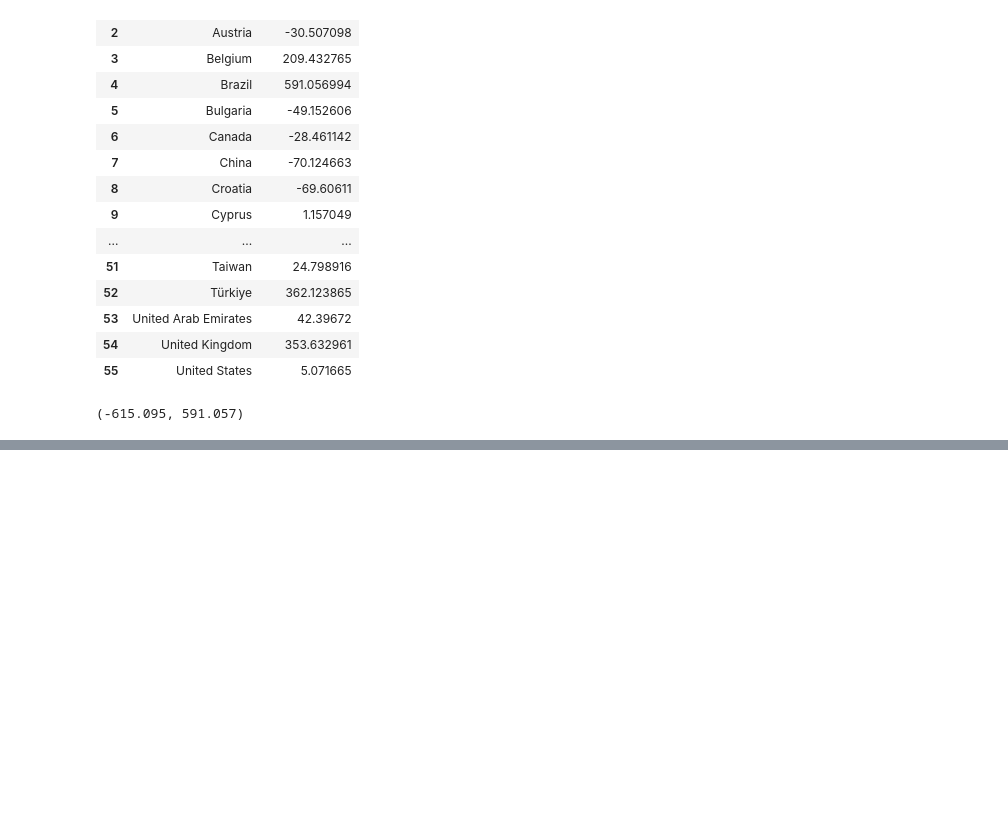
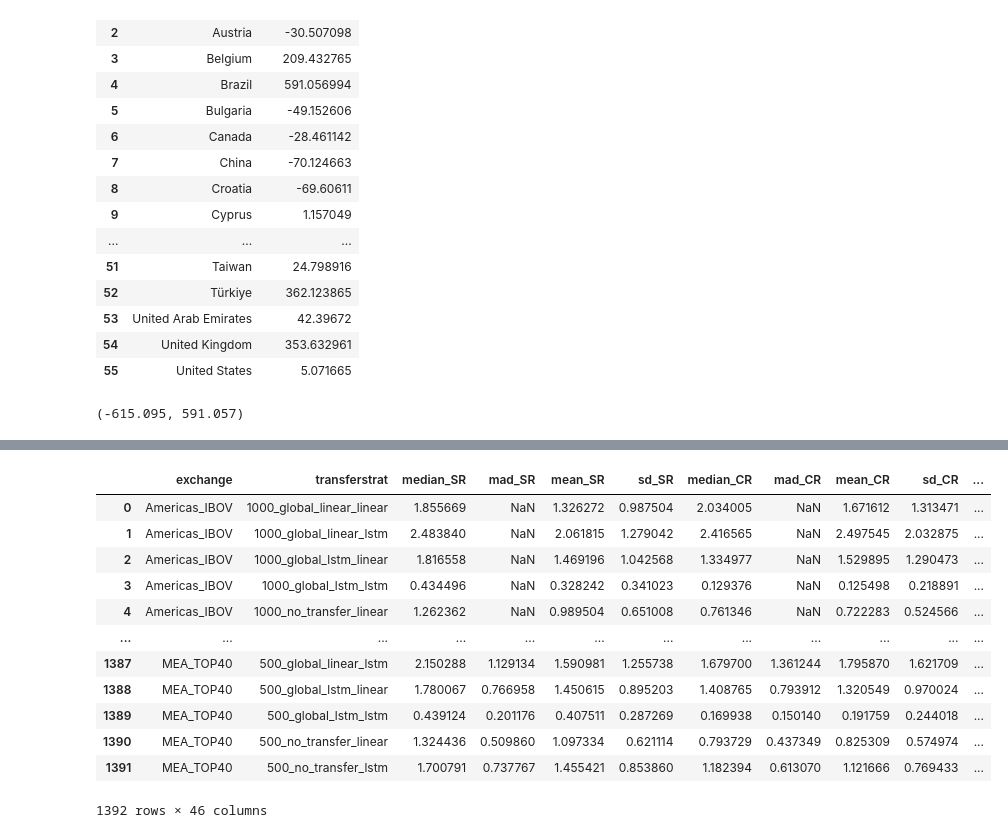
Before and after one commit to ducnguyen1014/QuantNet, a Jupyter notebook: main.ipynb, the cells around one changed output, grey strips where cells are left out. Cells and saved outputs as stored; diff of their text form; code cells hidden in the pictures; blank space fills up the shorter version.

```diff
--- a/main.ipynb
+++ b/main.ipynb
@@ -631,0 +717,43 @@ fig.write_image("chart_4.png", width=1400, height=800, scale=2)
+# %%
+columns_to_analyze = [
+    "SR",
+    "CR",
+    "MDD",
+    "ANN_RET",
+    "ANN_VOL",
+    "SortR",
+    "DownRisk",
+    "VaR",
+    "TailR",
+    "Skew",
+    "Kurt",
+]
+
+func_dict = {
+    "median": pd.Series.median,
+    "mad": mad,
+    "mean": pd.Series.mean,
+    "sd": pd.Series.std,
+}
+
+table_a4 = add_metric_column_for_df(
+    df=df,
+    group_by_column=["exchange", "transferstrat"],
+    column_to_apply_metric=columns_to_analyze,
+    func_dict=func_dict,
+)
+table_a4
+# %% [output]
+|  | exchange | transferstrat | median_SR | mad_SR | mean_SR | sd_SR | median_CR | mad_CR | mean_CR | sd_CR | ... |
+| 0 | Americas_IBOV | 1000_global_linear_linear | 1.855669 | NaN | 1.326272 | 0.987504 | 2.034005 | NaN | 1.671612 | 1.313471 | ... |
+| 1 | Americas_IBOV | 1000_global_linear_lstm | 2.483840 | NaN | 2.061815 | 1.279042 | 2.416565 | NaN | 2.497545 | 2.032875 | ... |
+| 2 | Americas_IBOV | 1000_global_lstm_linear | 1.816558 | NaN | 1.469196 | 1.042568 | 1.334977 | NaN | 1.529895 | 1.290473 | ... |
+| 3 | Americas_IBOV | 1000_global_lstm_lstm | 0.434496 | NaN | 0.328242 | 0.341023 | 0.129376 | NaN | 0.125498 | 0.218891 | ... |
+| 4 | Americas_IBOV | 1000_no_transfer_linear | 1.262362 | NaN | 0.989504 | 0.651008 | 0.761346 | NaN | 0.722283 | 0.524566 | ... |
+| ... | ... | ... | ... | ... | ... | ... | ... | ... | ... | ... | ... |
+| 1387 | MEA_TOP40 | 500_global_linear_lstm | 2.150288 | 1.129134 | 1.590981 | 1.255738 | 1.679700 | 1.361244 | 1.795870 | 1.621709 | ... |
+| 1388 | MEA_TOP40 | 500_global_lstm_linear | 1.780067 | 0.766958 | 1.450615 | 0.895203 | 1.408765 | 0.793912 | 1.320549 | 0.970024 | ... |
+| 1389 | MEA_TOP40 | 500_global_lstm_lstm | 0.439124 | 0.201176 | 0.407511 | 0.287269 | 0.169938 | 0.150140 | 0.191759 | 0.244018 | ... |
+| 1390 | MEA_TOP40 | 500_no_transfer_linear | 1.324436 | 0.509860 | 1.097334 | 0.621114 | 0.793729 | 0.437349 | 0.825309 | 0.574974 | ... |
+| 1391 | MEA_TOP40 | 500_no_transfer_lstm | 1.700791 | 0.737767 | 1.455421 | 0.853860 | 1.182394 | 0.613070 | 1.121666 | 0.769433 | ... |
+1392 rows × 46 columns
```
Also changed, not shown: parts of 6 cells of this notebook, 1 other file.
